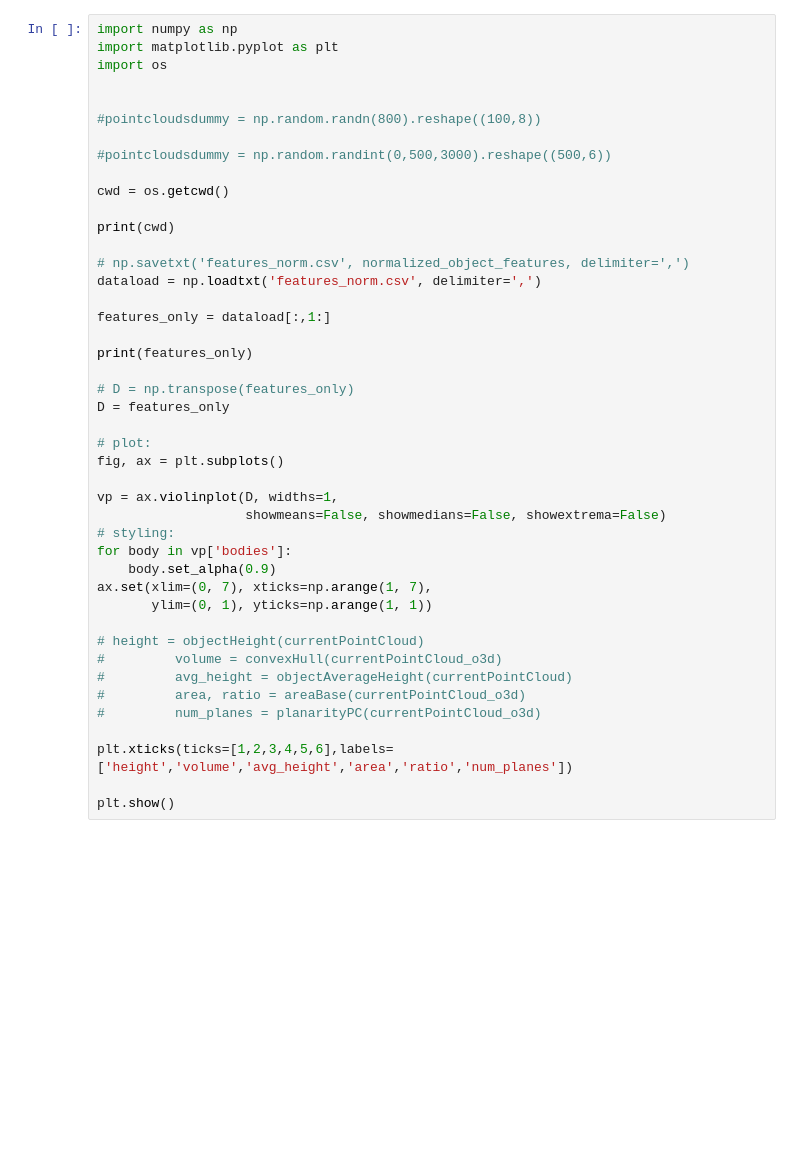
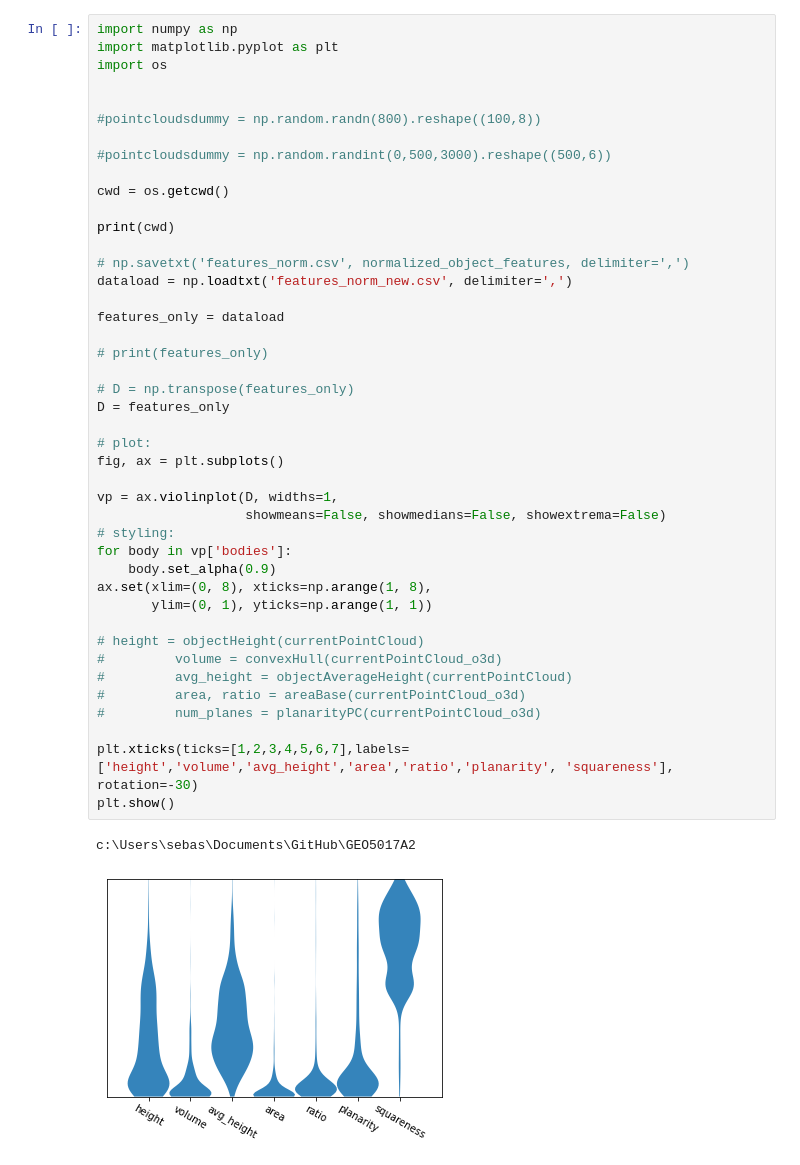
Before and after one commit to lm2-me/GEO5017Assignment2, a Jupyter notebook: Violin_Plot.ipynb, the cells around one changed output. Saved outputs shown, nothing was run; the diff lists cells and outputs as text; blank space fills up the shorter version.

```diff
--- a/Violin_Plot.ipynb
+++ b/Violin_Plot.ipynb
@@ -9,36 +9,38 @@ import os
 #pointcloudsdummy = np.random.randint(0,500,3000).reshape((500,6))
 
 cwd = os.getcwd()
 
 print(cwd)
 
 # np.savetxt('features_norm.csv', normalized_object_features, delimiter=',')
-dataload = np.loadtxt('features_norm.csv', delimiter=',')
+dataload = np.loadtxt('features_norm_new.csv', delimiter=',')
 
-features_only = dataload[:,1:]
+features_only = dataload
 
-print(features_only)
+# print(features_only)
 
 # D = np.transpose(features_only)
 D = features_only
 
 # plot:
 fig, ax = plt.subplots()
 
 vp = ax.violinplot(D, widths=1,
                    showmeans=False, showmedians=False, showextrema=False)
 # styling:
 for body in vp['bodies']:
     body.set_alpha(0.9)
-ax.set(xlim=(0, 7), xticks=np.arange(1, 7),
+ax.set(xlim=(0, 8), xticks=np.arange(1, 8),
        ylim=(0, 1), yticks=np.arange(1, 1))
 
 # height = objectHeight(currentPointCloud)
 #         volume = convexHull(currentPointCloud_o3d)
 #         avg_height = objectAverageHeight(currentPointCloud)
 #         area, ratio = areaBase(currentPointCloud_o3d)
 #         num_planes = planarityPC(currentPointCloud_o3d)
 
-plt.xticks(ticks=[1,2,3,4,5,6],labels=['height','volume','avg_height','area','ratio','num_planes'])
-
+plt.xticks(ticks=[1,2,3,4,5,6,7],labels=['height','volume','avg_height','area','ratio','planarity', 'squareness'], rotation=-30)
 plt.show()
+# %% [output]
+c:\Users\sebas\Documents\GitHub\GEO5017A2
+[figure, added]
```
Also changed, not shown: parts of 2 cells of this notebook, 4 other files.
